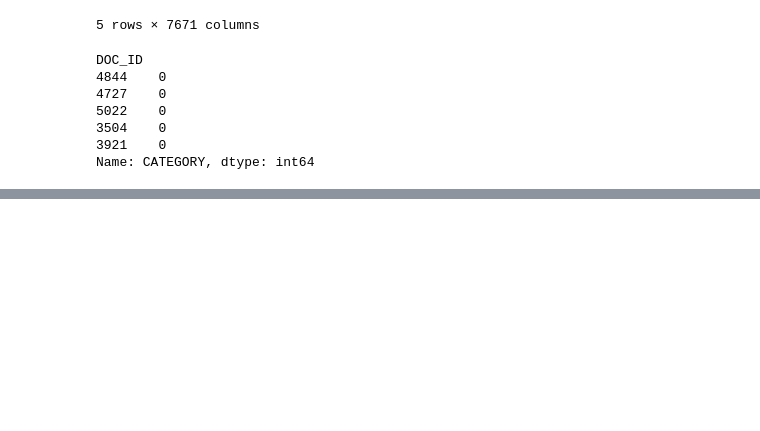
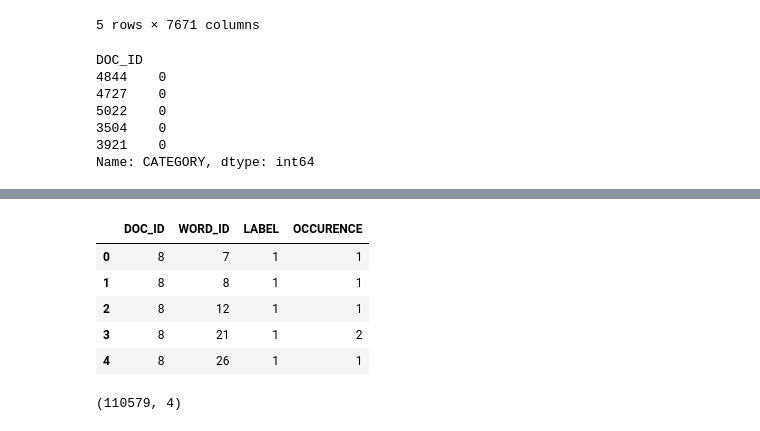
Before and after one commit to burakbdr/Spam-Filter-Classifier, a Jupyter notebook: preprocessing.ipynb, the cells around one changed output, grey strips where cells are left out. Saved outputs shown, nothing was run; the diff lists cells and outputs as text; code cells hidden in the pictures; blank space fills up the shorter version.

```diff
--- a/preprocessing.ipynb
+++ b/preprocessing.ipynb
@@ -629,0 +711,16 @@ Name: CATEGORY, dtype: int64
+# %%
+sparse_test_df = make_sparse_matrix(X_test, word_index, y_test)
+# %%
+test_grouped = sparse_test_df.groupby(['DOC_ID','WORD_ID','LABEL']).sum().reset_index()
+test_grouped.head()
+# %% [output]
+|  | DOC_ID | WORD_ID | LABEL | OCCURENCE |
+| 0 | 8 | 7 | 1 | 1 |
+| 1 | 8 | 8 | 1 | 1 |
+| 2 | 8 | 12 | 1 | 1 |
+| 3 | 8 | 21 | 1 | 2 |
+| 4 | 8 | 26 | 1 | 1 |
+# %%
+test_grouped.shape
+# %% [output]
+(110579, 4)
```
Also changed, not shown: parts of 13 cells of this notebook, 2 other files.
